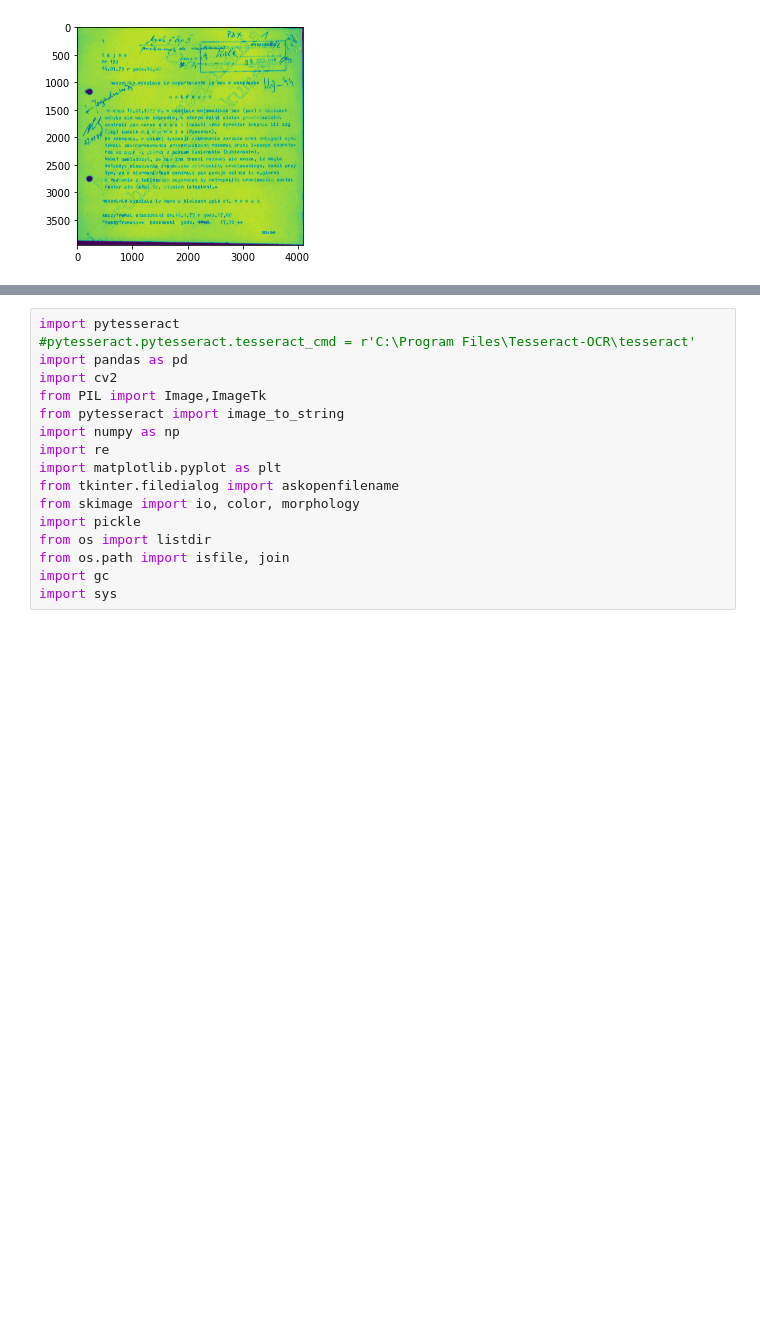
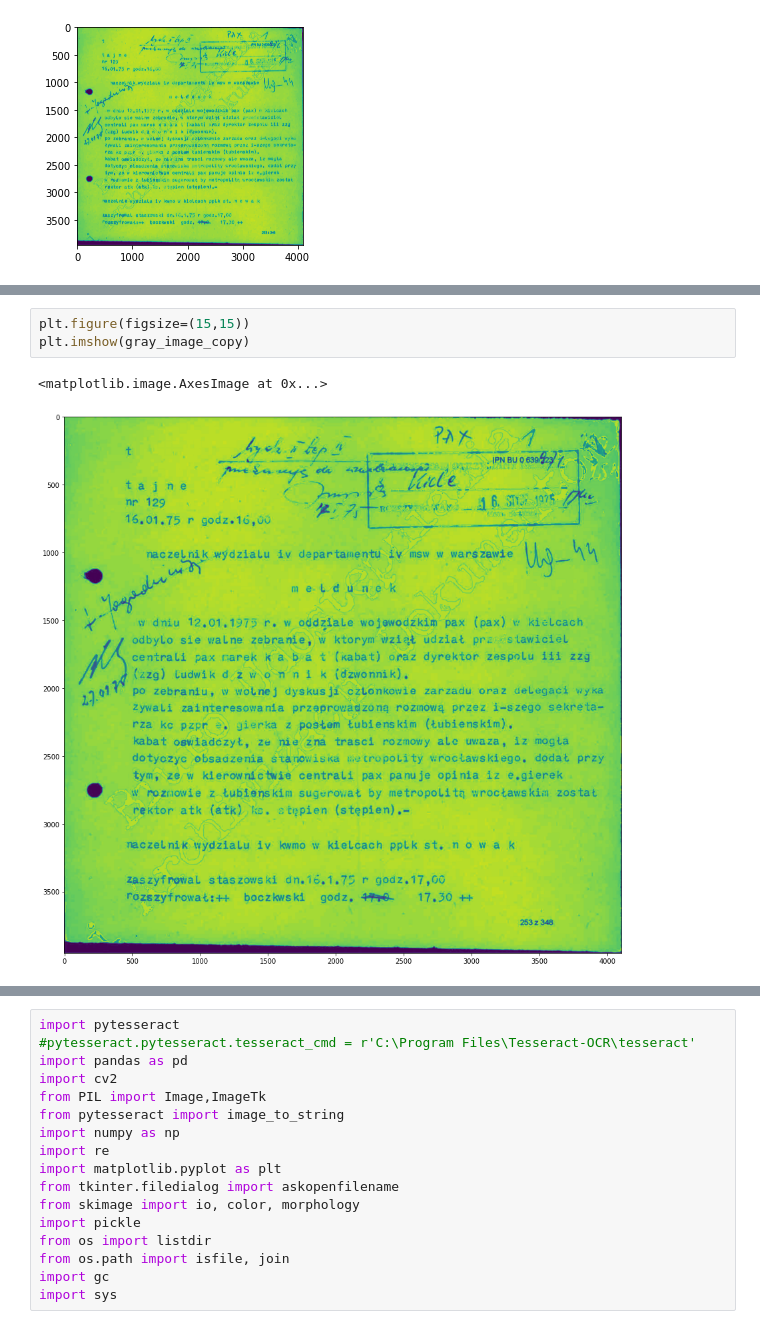
Before and after one commit to KacperGrodecki/image_proccessing, a Jupyter notebook: kuba_img_manip.ipynb, the cells around one changed output, grey strips where cells are left out. Saved outputs shown, nothing was run; the diff lists cells and outputs as text; blank space fills up the shorter version.

```diff
--- a/kuba_img_manip.ipynb
+++ b/kuba_img_manip.ipynb
@@ -118,3 +143,9 @@ plt.imshow(gray_image_copy)
+# %%
+plt.figure(figsize=(15,15))
+plt.imshow(gray_image_copy)
+# %% [output]
+<matplotlib.image.AxesImage at 0x...>
+[figure, added]
 # %%
 custom_config_letters = r'--oem 3 --psm 3'
 print(image_to_string(gray_image_copy, lang='pol',config=custom_config_letters))
```
Also changed, not shown: parts of 14 cells of this notebook.
